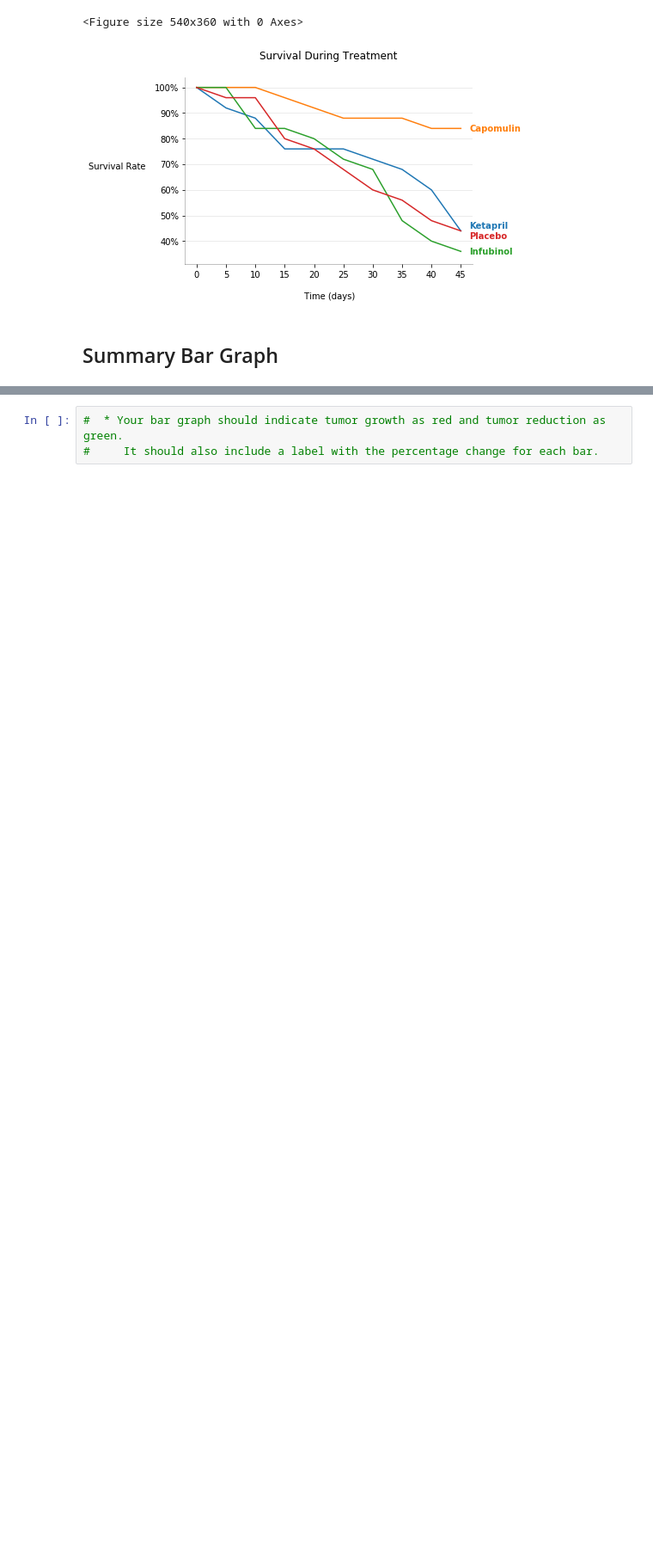
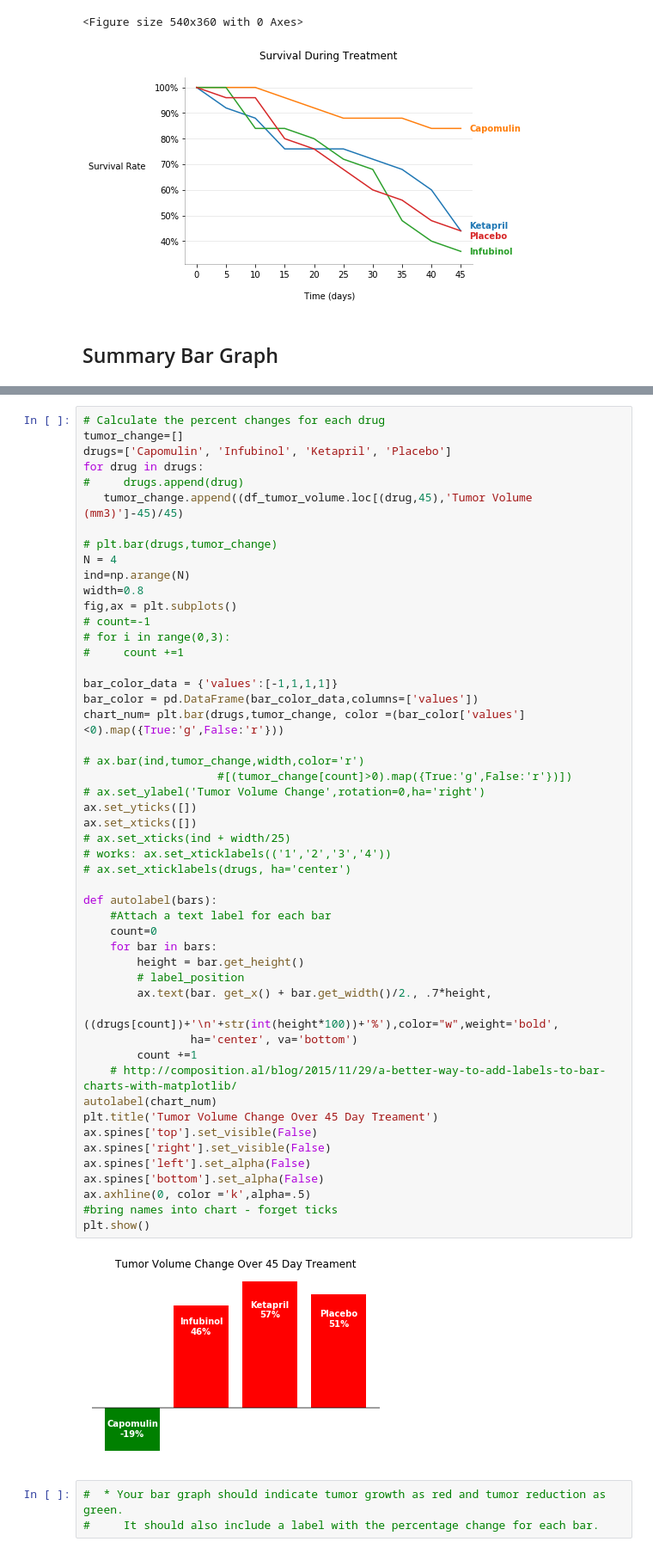
Before and after one commit to scottinsactown/Pymaceuticals, a Jupyter notebook: Pymaceuticals/pymaceuticals_starter.ipynb, the cells around one changed output, grey strips where cells are left out. Shown at 86% size. Cells and saved outputs as stored; diff of their text form; blank space fills up the shorter version.

Commit message:
final chart done

```diff
--- a/Pymaceuticals/pymaceuticals_starter.ipynb
+++ b/Pymaceuticals/pymaceuticals_starter.ipynb
@@ -408,3 +263,55 @@ plt.show()
+# %%
+# Calculate the percent changes for each drug
+tumor_change=[]
+drugs=['Capomulin', 'Infubinol', 'Ketapril', 'Placebo']
+for drug in drugs:
+#     drugs.append(drug)
+   tumor_change.append((df_tumor_volume.loc[(drug,45),'Tumor Volume (mm3)']-45)/45)
+
+# plt.bar(drugs,tumor_change)
+N = 4
+ind=np.arange(N)
+width=0.8
+fig,ax = plt.subplots()
+# count=-1
+# for i in range(0,3):
+#     count +=1
+
+bar_color_data = {'values':[-1,1,1,1]}
+bar_color = pd.DataFrame(bar_color_data,columns=['values'])
+chart_num= plt.bar(drugs,tumor_change, color =(bar_color['values']<0).map({True:'g',False:'r'}))
+
+# ax.bar(ind,tumor_change,width,color='r')
+                    #[(tumor_change[count]>0).map({True:'g',False:'r'})])
+# ax.set_ylabel('Tumor Volume Change',rotation=0,ha='right')
+ax.set_yticks([])
+ax.set_xticks([])
+# ax.set_xticks(ind + width/25)
+# works: ax.set_xticklabels(('1','2','3','4'))
+# ax.set_xticklabels(drugs, ha='center')
+
+def autolabel(bars):
+    #Attach a text label for each bar
+    count=0
+    for bar in bars:
+        height = bar.get_height()
+        # label_position
+        ax.text(bar. get_x() + bar.get_width()/2., .7*height,
+                ((drugs[count])+'\n'+str(int(height*100))+'%'),color="w",weight='bold',
+                ha='center', va='bottom')
+        count +=1
+    # http://composition.al/blog/2015/11/29/a-better-way-to-add-labels-to-bar-charts-with-matplotlib/
+autolabel(chart_num)
+plt.title('Tumor Volume Change Over 45 Day Treament')
+ax.spines['top'].set_visible(False)
+ax.spines['right'].set_visible(False)
+ax.spines['left'].set_alpha(False)
+ax.spines['bottom'].set_alpha(False)
+ax.axhline(0, color ='k',alpha=.5)
+#bring names into chart - forget ticks
+plt.show()
+# %% [output]
+[figure, added]
 # %%
 #  * Your bar graph should indicate tumor growth as red and tumor reduction as green.
 #     It should also include a label with the percentage change for each bar.
```
Also changed, not shown: parts of 2 cells of this notebook.
